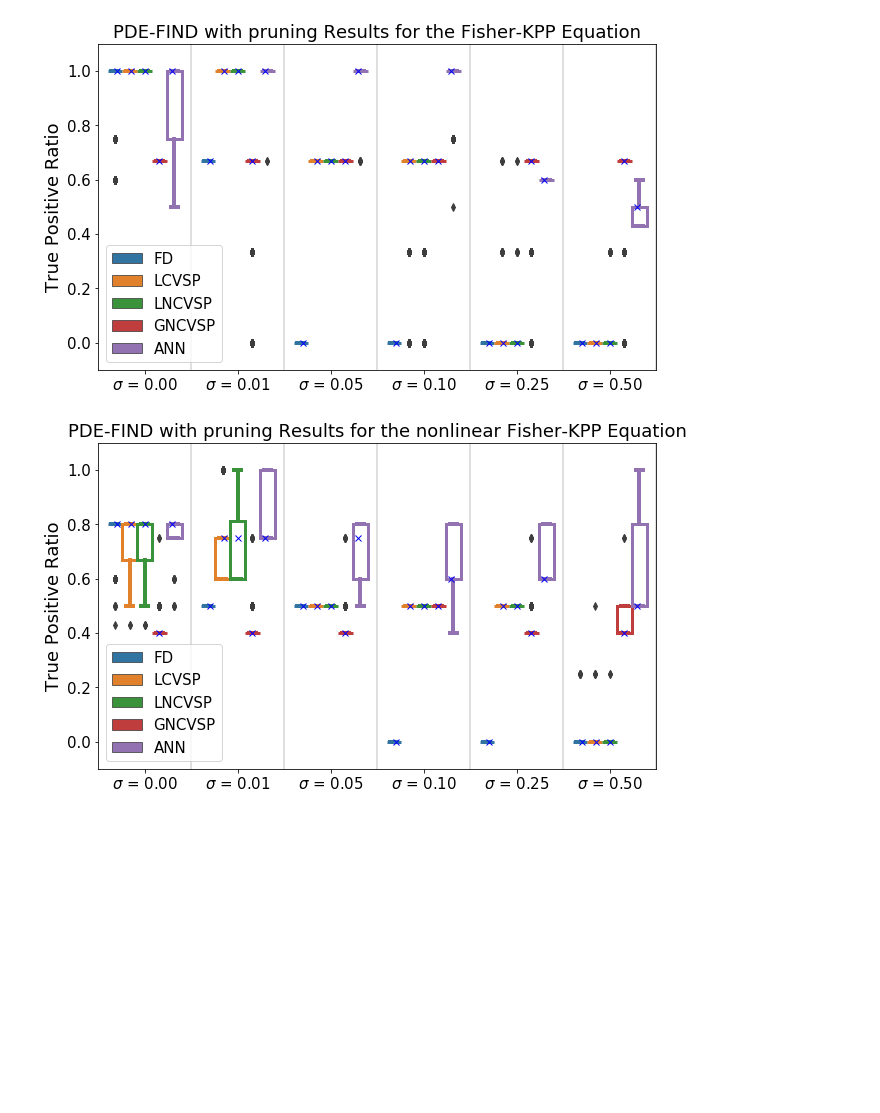
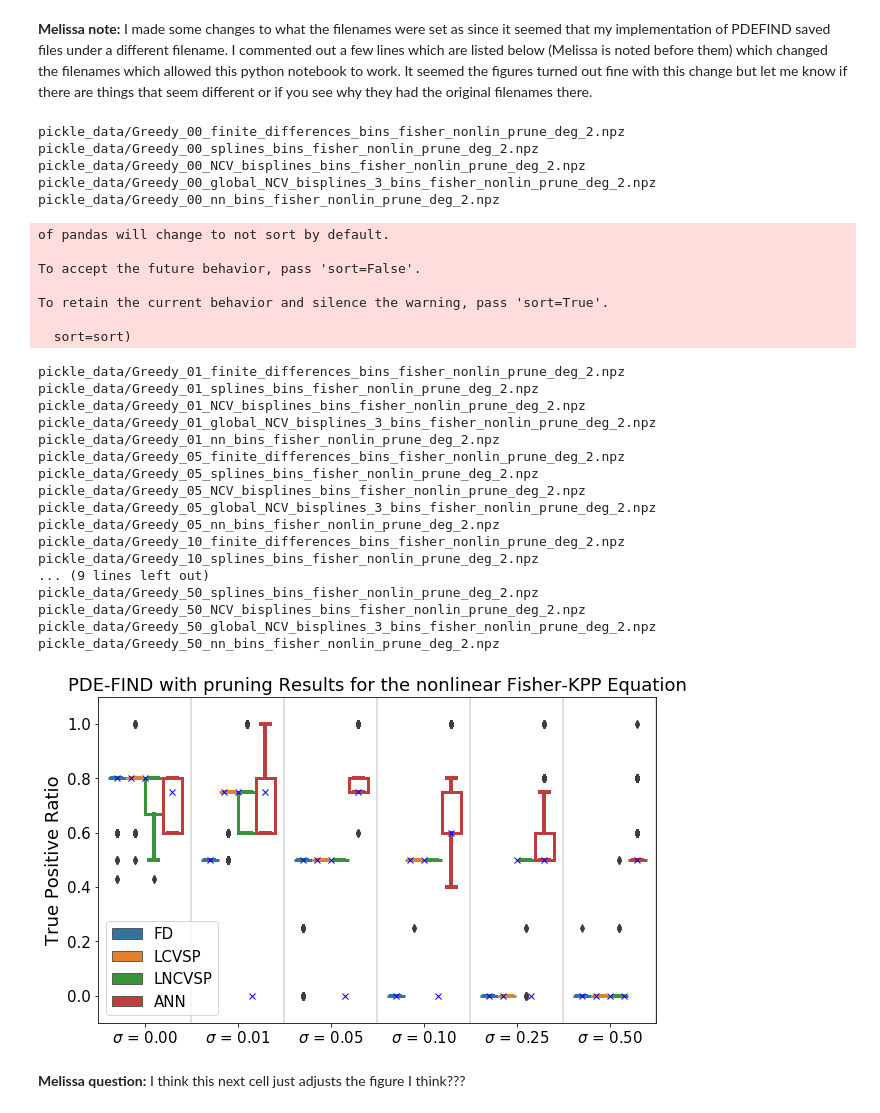
Before and after one commit to Melissa-Stadt/AM741-PDElearning, a Jupyter notebook: PDEFIND/Properror_analyze_results.ipynb, the cells around one changed output. Saved outputs shown, nothing was run; the diff lists cells and outputs as text; code cells hidden in the pictures; blank space fills up the shorter version.

Commit message:
Update Properror_analyze_results.ipynb
seemed to have some file naming issues. Notes are in the notebook itself

```diff
--- a/PDEFIND/Properror_analyze_results.ipynb
+++ b/PDEFIND/Properror_analyze_results.ipynb
@@ -14,13 +49,17 @@ import itertools
 import statistics
 import seaborn as sns
 import pandas as pd
+# %% [markdown]
+**Melissa note:** I made some changes to what the filenames were set as since it seemed that my implementation of PDEFIND saved files under a different filename. I commented out a few lines which are listed below (Melissa is noted before them) which changed the filenames which allowed this python notebook to work.
+It seemed the figures turned out fine with this change but let me know if there are things that seem different or if you see why they had the original filenames there.
 # %%
 #where data was written
 write_dir = 'pickle_data/'
 
 #math model
 #options are 'diffadv','fisher','fisher_nonlin'
-model_str_list = ['diffadv','fisher','fisher_nonlin']
+#model_str_list = ['diffadv','fisher','fisher_nonlin']
+model_str_list = ['fisher_nonlin']
 
 #noise levels that were considered
 data_files_1 = ['00_','01_','05_','10_','25_','50_']
@@ -56,15 +95,15 @@ for model_str in model_str_list:
         for j,m in enumerate(methods):
 
             #load in data
-            if 'NCV_bisplines' not in m:
-                filename = write_dir + algoName + '_' +d+m+ '_' + shufMethod + '_'+model_str+'_prune_tv_5050_1_21_deg_' +str(deg)+ '.npz'
-            else:
-                filename = write_dir + algoName + '_' +d+m+ '_' + shufMethod + '_'+model_str+'_prune_deg_' +str(deg)+ '.npz'
-
+            #if 'NCV_bisplines' not in m:
+                #filename = write_dir + algoName + '_' +d+m+ '_' + shufMethod + '_'+model_str+'_prune_tv_5050_1_21_deg_' +str(deg)+ '.npz'
+            #else:
+            filename = write_dir + algoName + '_' +d+m+ '_' + shufMethod + '_'+model_str+'_prune_deg_' +str(deg)+ '.npz'
+            print filename
             if os.path.isfile(filename):
 
                 #load in data
-                data = np.load(filename, allow_pickle=True)
+                data = np.load(filename)
                 #compute median TPR without pruning
                 median_TPR_no_prune = []
                 #make list of TPR data without pruning
@@ -198,35 +237,65 @@ for model_str in model_str_list:
 
         #update 6 lines of the box plot
         for k in np.arange(6):
             line = ax.lines[6*j+k]
             line.set_color(col)
             if k == 4:
                 #get rid of median line
                 line.set_linewidth(0)
             else:
                 #increase thickness
                 line.set_linewidth(4)
 
     #title
     if model_str == 'diffadv':
         title_str = "PDE-FIND with pruning Results for the Diffusion-Advection Equation"
     elif model_str == 'fisher':
         title_str = "PDE-FIND with pruning Results for the Fisher-KPP Equation"
     elif model_str == 'fisher_nonlin':
         title_str = "PDE-FIND with pruning Results for the nonlinear Fisher-KPP Equation"
 
     ax.set_title(title_str,fontsize=18)
     ax.set_ylabel("True Positive Ratio",fontsize=18)
     ax.set_xlabel("")
     plt.ylim((-1e-1,1+1e-1))
 
     ax.set_xticklabels(["$\sigma$ = 0.00","$\sigma$ = 0.01","$\sigma$ = 0.05",
                         "$\sigma$ = 0.10","$\sigma$ = 0.25","$\sigma$ = 0.50"])
 
     plt.savefig(algoName + '_'+model_str+'_prop_' + shufMethod + '_pruning.eps', format='eps', dpi=1000)
 # %% [output]
+pickle_data/Greedy_00_finite_differences_bins_fisher_nonlin_prune_deg_2.npz
+pickle_data/Greedy_00_splines_bins_fisher_nonlin_prune_deg_2.npz
+pickle_data/Greedy_00_NCV_bisplines_bins_fisher_nonlin_prune_deg_2.npz
+pickle_data/Greedy_00_global_NCV_bisplines_3_bins_fisher_nonlin_prune_deg_2.npz
+pickle_data/Greedy_00_nn_bins_fisher_nonlin_prune_deg_2.npz
+of pandas will change to not sort by default.
+
+To accept the future behavior, pass 'sort=False'.
+
+To retain the current behavior and silence the warning, pass 'sort=True'.
+
+  sort=sort)
+pickle_data/Greedy_01_finite_differences_bins_fisher_nonlin_prune_deg_2.npz
+pickle_data/Greedy_01_splines_bins_fisher_nonlin_prune_deg_2.npz
+pickle_data/Greedy_01_NCV_bisplines_bins_fisher_nonlin_prune_deg_2.npz
+pickle_data/Greedy_01_global_NCV_bisplines_3_bins_fisher_nonlin_prune_deg_2.npz
+pickle_data/Greedy_01_nn_bins_fisher_nonlin_prune_deg_2.npz
+pickle_data/Greedy_05_finite_differences_bins_fisher_nonlin_prune_deg_2.npz
+pickle_data/Greedy_05_splines_bins_fisher_nonlin_prune_deg_2.npz
+pickle_data/Greedy_05_NCV_bisplines_bins_fisher_nonlin_prune_deg_2.npz
+pickle_data/Greedy_05_global_NCV_bisplines_3_bins_fisher_nonlin_prune_deg_2.npz
+pickle_data/Greedy_05_nn_bins_fisher_nonlin_prune_deg_2.npz
+pickle_data/Greedy_10_finite_differences_bins_fisher_nonlin_prune_deg_2.npz
+pickle_data/Greedy_10_splines_bins_fisher_nonlin_prune_deg_2.npz
+... (9 lines left out)
+pickle_data/Greedy_50_splines_bins_fisher_nonlin_prune_deg_2.npz
+pickle_data/Greedy_50_NCV_bisplines_bins_fisher_nonlin_prune_deg_2.npz
+pickle_data/Greedy_50_global_NCV_bisplines_3_bins_fisher_nonlin_prune_deg_2.npz
+pickle_data/Greedy_50_nn_bins_fisher_nonlin_prune_deg_2.npz
-[figure, old version]
+[figure, new version]
-[figure, removed]
+# %% [markdown]
+**Melissa question:** I think this next cell just adjusts the figure I think???
 # %%
 #make box and whisker plot for PDE-FIND with pruning
 
```
Also changed, not shown: parts of 6 cells of this notebook.
